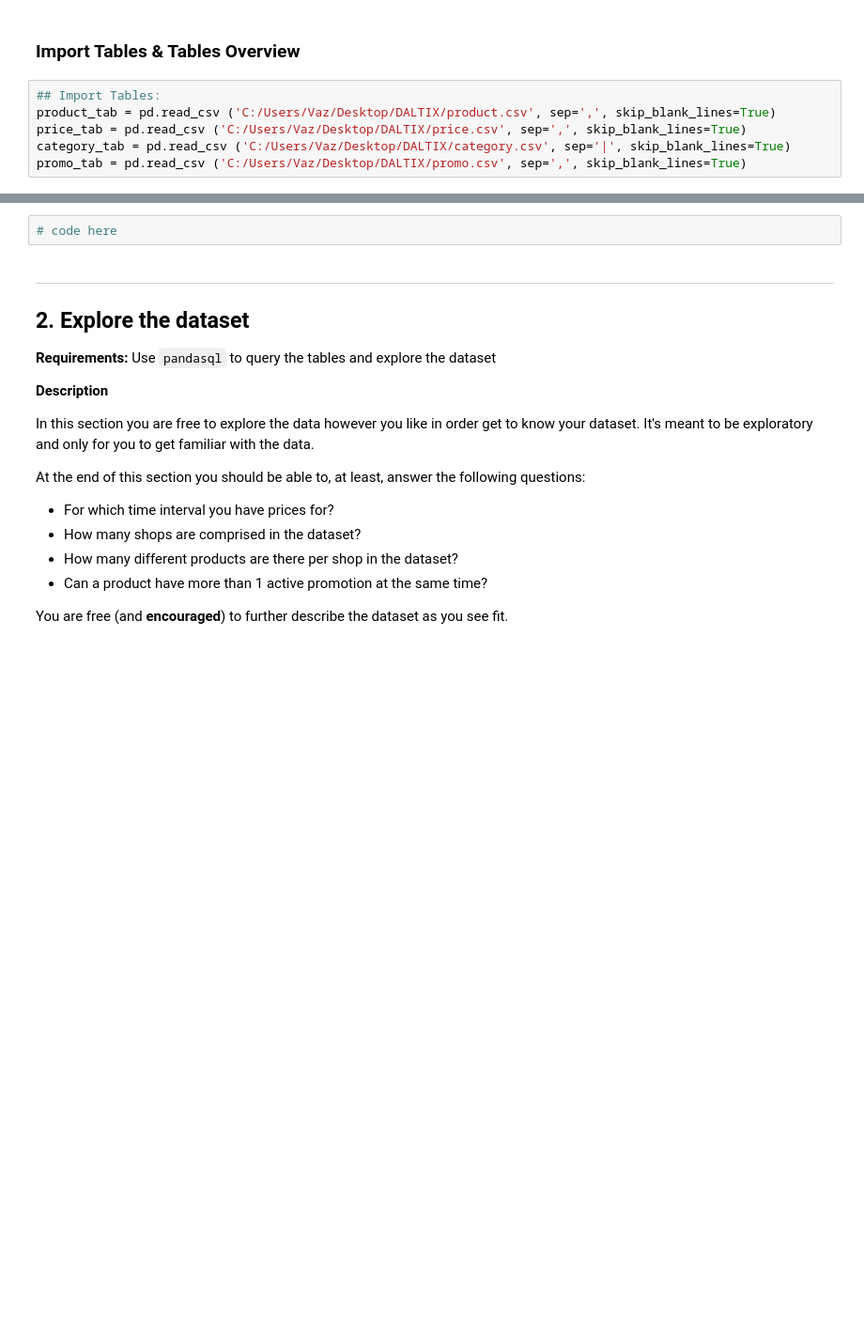
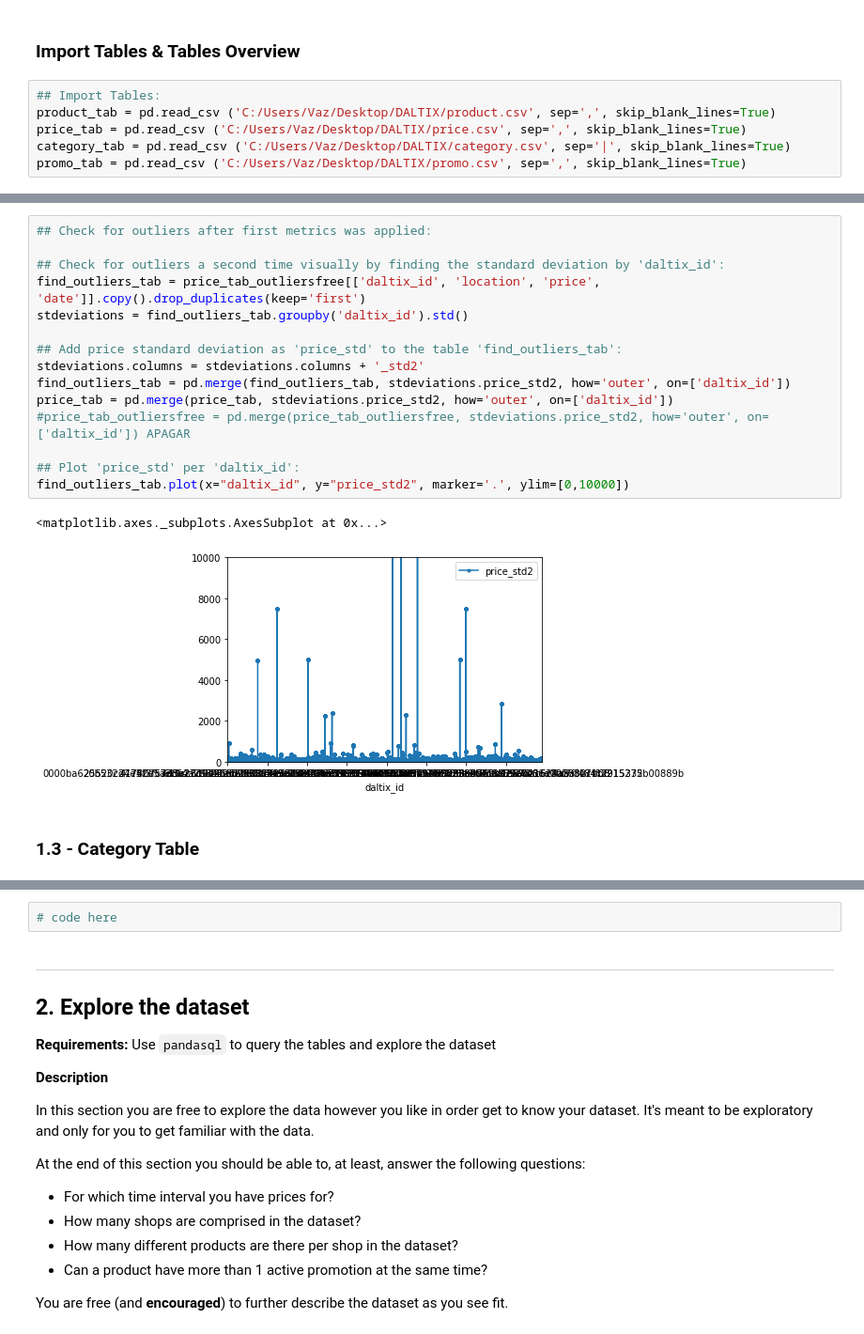
Before and after one commit to sofiarvaz/da_challenge, a Jupyter notebook: da_challenge.ipynb, the cells around one changed output, grey strips where cells are left out. Shown at 94% size. Saved outputs shown, nothing was run; the diff lists cells and outputs as text; blank space fills up the shorter version.

```diff
--- a/da_challenge.ipynb
+++ b/da_challenge.ipynb
@@ -42,0 +194,20 @@ promo_tab = pd.read_csv ('C:/Users/Vaz/Desktop/DALTIX/promo.csv', sep=',', skip_
+# %%
+## Check for outliers after first metrics was applied:
+
+## Check for outliers a second time visually by finding the standard deviation by 'daltix_id':
+find_outliers_tab = price_tab_outliersfree[['daltix_id', 'location', 'price', 'date']].copy().drop_duplicates(keep='first')
+stdeviations = find_outliers_tab.groupby('daltix_id').std()
+
+## Add price standard deviation as 'price_std' to the table 'find_outliers_tab':
+stdeviations.columns = stdeviations.columns + '_std2'
+find_outliers_tab = pd.merge(find_outliers_tab, stdeviations.price_std2, how='outer', on=['daltix_id'])
+price_tab = pd.merge(price_tab, stdeviations.price_std2, how='outer', on=['daltix_id'])
+#price_tab_outliersfree = pd.merge(price_tab_outliersfree, stdeviations.price_std2, how='outer', on=['daltix_id']) APAGAR
+
+## Plot 'price_std' per 'daltix_id':
+find_outliers_tab.plot(x="daltix_id", y="price_std2", marker='.', ylim=[0,10000])
+# %% [output]
+<matplotlib.axes._subplots.AxesSubplot at 0x...>
+[figure, added]
+# %% [markdown]
+### 1.3 - Category Table
```
Also changed, not shown: parts of 14 cells of this notebook.
